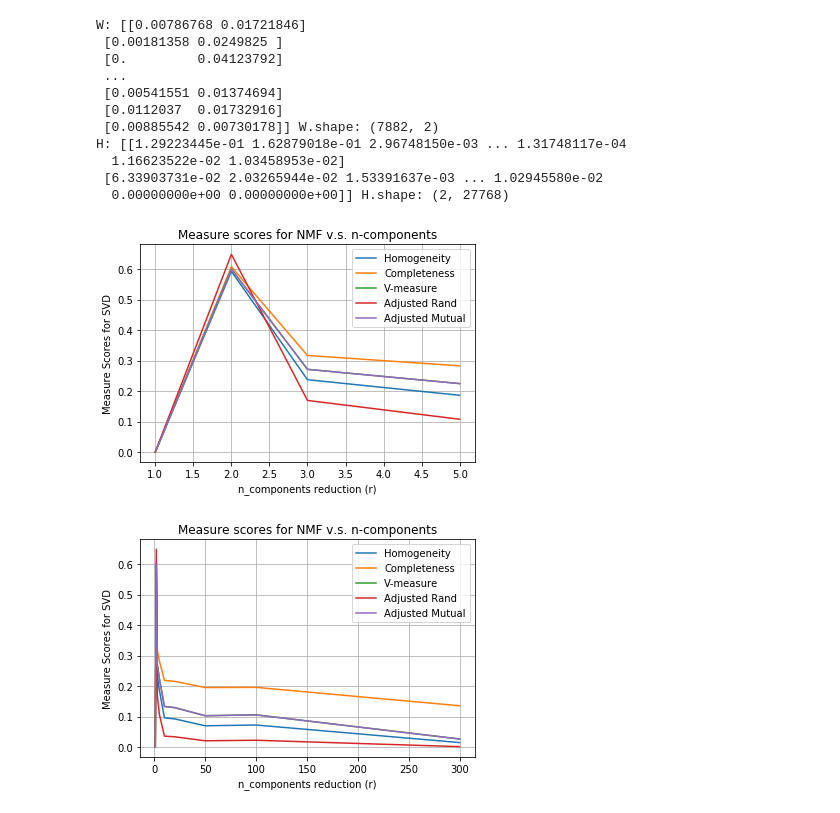
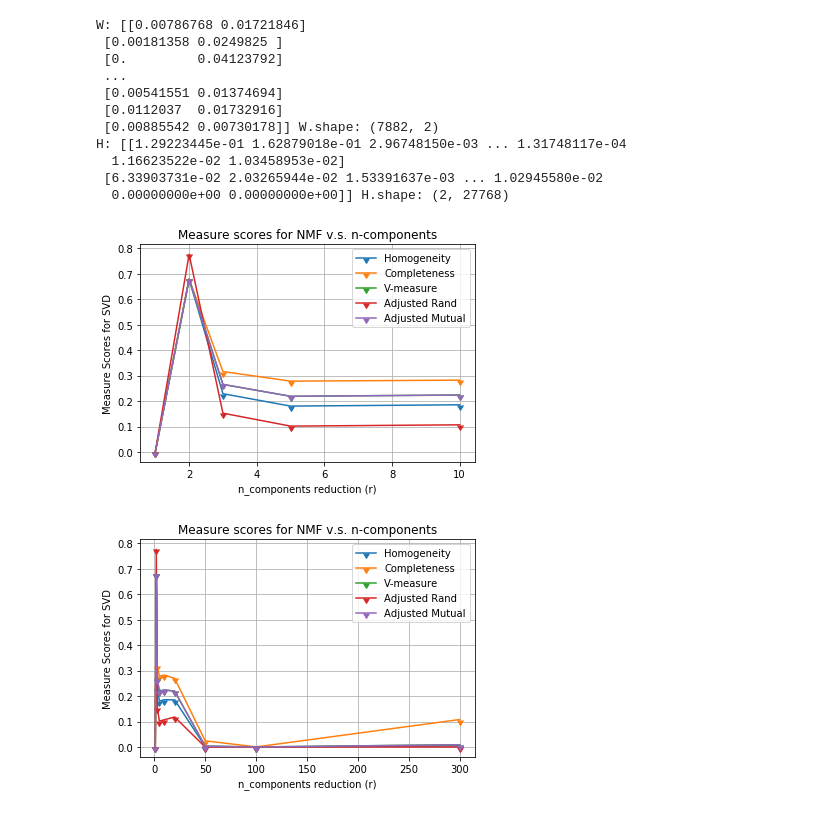
Before and after one commit to MaggieX/LargeScaleDataMining, a Jupyter notebook: Clustering/Clustering.ipynb, the cells around one changed output. Drawn from its saved outputs; the diff is of its cells as text; code cells hidden in the pictures.

Commit message:
Clustering 20 Newsgroup with k=2

```diff
--- a/Clustering/Clustering.ipynb
+++ b/Clustering/Clustering.ipynb
@@ -209,7 +215,7 @@ score = ['Homogeneity', 'Completeness', 'V-measure', 'Adjusted Rand', 'Adjusted
 def plot_measure_scores(n_components, scores, title):
     fig, ax = plt.subplots()
     for i in range(len(scores)):
-        ax.plot(n_components, scores[i], label = score[i])
+        ax.plot(n_components, scores[i], marker = 11, label = score[i])
     ax.set(xlabel='n_components reduction (r)', ylabel ='Measure Scores for SVD', title = title)
     ax.grid()
     ax.legend()
@@ -261,28 +267,35 @@ H: [[1.29223445e-01 1.62879018e-01 2.96748150e-03 ... 1.31748117e-04
 # %%
 # Using NMF for dimensionality reduction
 n_components = [1, 2, 3, 5, 10, 20, 50, 100, 300]
-nmf_homo, nmf_comp, nmf_v_mea, nmf_adj_ran, nmf_adj_mut = [], [], [], [], []
+nmf_homo = []
+nmf_comp = []
+nmf_v_mea = []
+nmf_adj_r = []
+nmf_adj_m = []
+
 labels_true = conv_train_target
+#init_kmeans = KMeans(n_clusters=2, init='k-means++', max_iter=1000, random_state=0)
 
 for r in n_components:
-    nmf = NMF(n_components=r, init='random', random_state=0)
+    nmf = NMF(n_components=r)
     X_train_tfidf_reduced_nmf = nmf.fit_transform(X_train_tfidf)
     labels_pred = init_kmeans.fit(X_train_tfidf_reduced_nmf).labels_
 
     nmf_homo.append(homogeneity_score(labels_true, labels_pred))
     nmf_comp.append(completeness_score(labels_true, labels_pred))
     nmf_v_mea.append(v_measure_score(labels_true, labels_pred))
-    nmf_adj_ran.append(adjusted_rand_score(labels_true, labels_pred))
-    nmf_adj_mut.append(adjusted_mutual_info_score(labels_true, labels_pred))
+    nmf_adj_r.append(adjusted_rand_score(labels_true, labels_pred))
+    nmf_adj_m.append(adjusted_mutual_info_score(labels_true, labels_pred))
+nmf_scores = [nmf_homo, nmf_comp, nmf_v_mea, nmf_adj_r, nmf_adj_m]
 # %%
-# First four dimension values of the principal components (n_components)
-plot_measure_scores(n_components[:4], [nmf_homo[:4], nmf_comp[:4], nmf_v_mea[:4], nmf_adj_ran[:4], nmf_adj_mut[:4]],
+# First five dimension values of the principal components (n_components)
+plot_measure_scores(n_components[:5], [nmf_scores[0][:5], nmf_scores[1][:5], nmf_scores[2][:5], nmf_scores[3][:5], nmf_scores[4][:5]],
                     'Measure scores for NMF v.s. n-components')
 # %% [output]
-[figure, old version]
+[figure, new version]
 # %%
 # Dimensions r belongs to n_components, measure scores v.s. r for NMF
-plot_measure_scores(n_components, [nmf_homo, nmf_comp, nmf_v_mea, nmf_adj_ran, nmf_adj_mut],
+plot_measure_scores(n_components, nmf_scores,
                     'Measure scores for NMF v.s. n-components')
 # %% [output]
-[figure, old version]
+[figure, new version]
```
Also changed, not shown: parts of 29 cells of this notebook, 7 other files.
